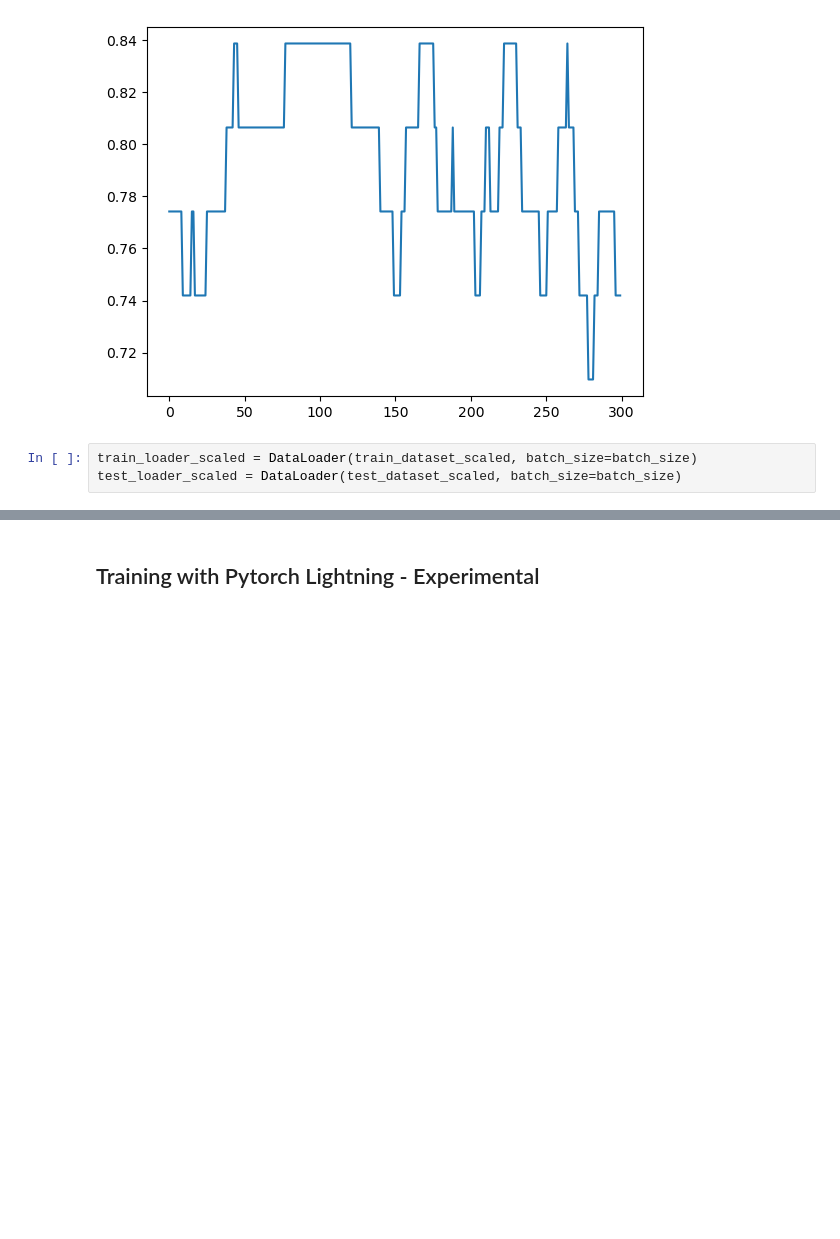
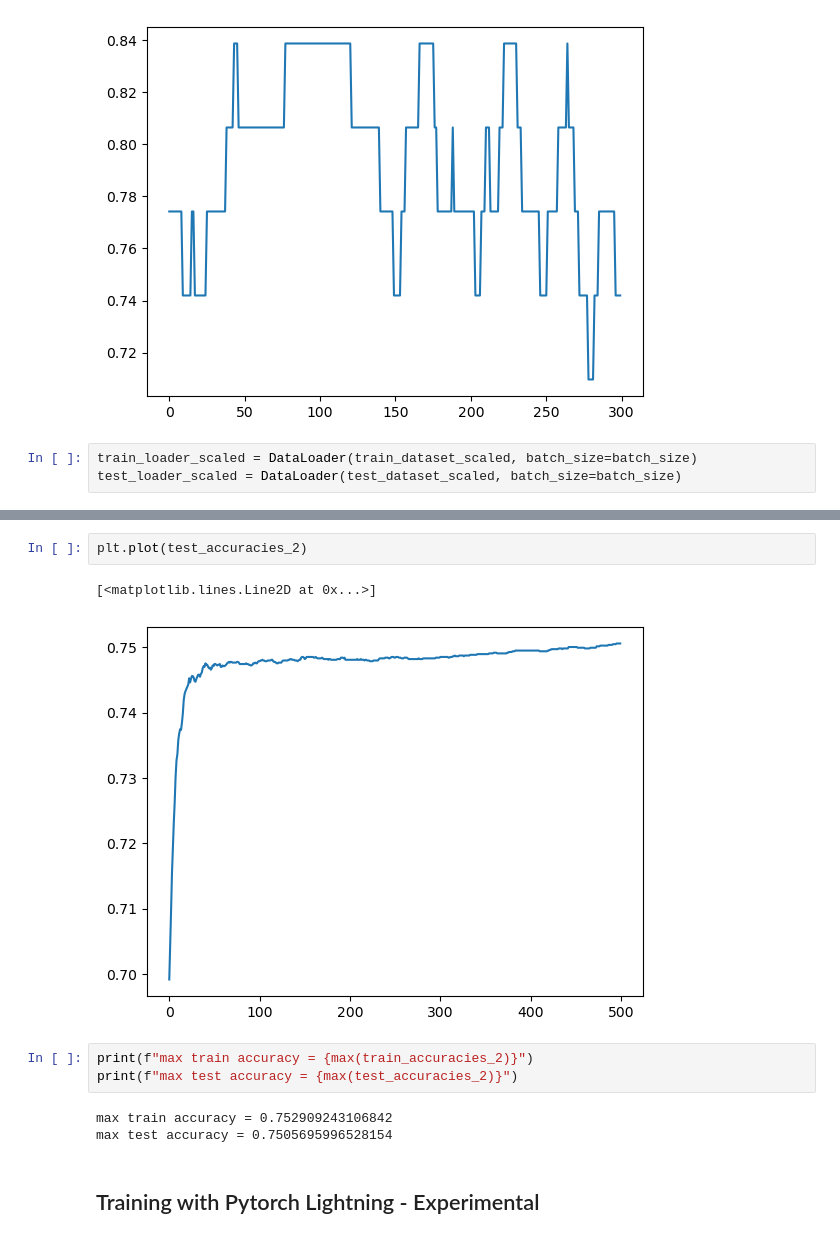
Before and after one commit to khoaguin/PocketHHE, a Jupyter notebook: notebooks/hypnogram.ipynb, the cells around one changed output, grey strips where cells are left out. Saved outputs shown, nothing was run; the diff lists cells and outputs as text; blank space fills up the shorter version.

```diff
--- a/notebooks/hypnogram.ipynb
+++ b/notebooks/hypnogram.ipynb
@@ -304,3 +321,14 @@ KeyboardInterrupt:
+# %%
+plt.plot(test_accuracies_2)
+# %% [output]
+[<matplotlib.lines.Line2D at 0x...>]
+[figure, added]
+# %%
+print(f"max train accuracy = {max(train_accuracies_2)}")
+print(f"max test accuracy = {max(test_accuracies_2)}")
+# %% [output]
+max train accuracy = 0.752909243106842
+max test accuracy = 0.7505695996528154
 # %% [markdown]
 ## Training with Pytorch Lightning - Experimental
 # %%
```
Also changed, not shown: parts of 9 cells of this notebook, 1 other file.
